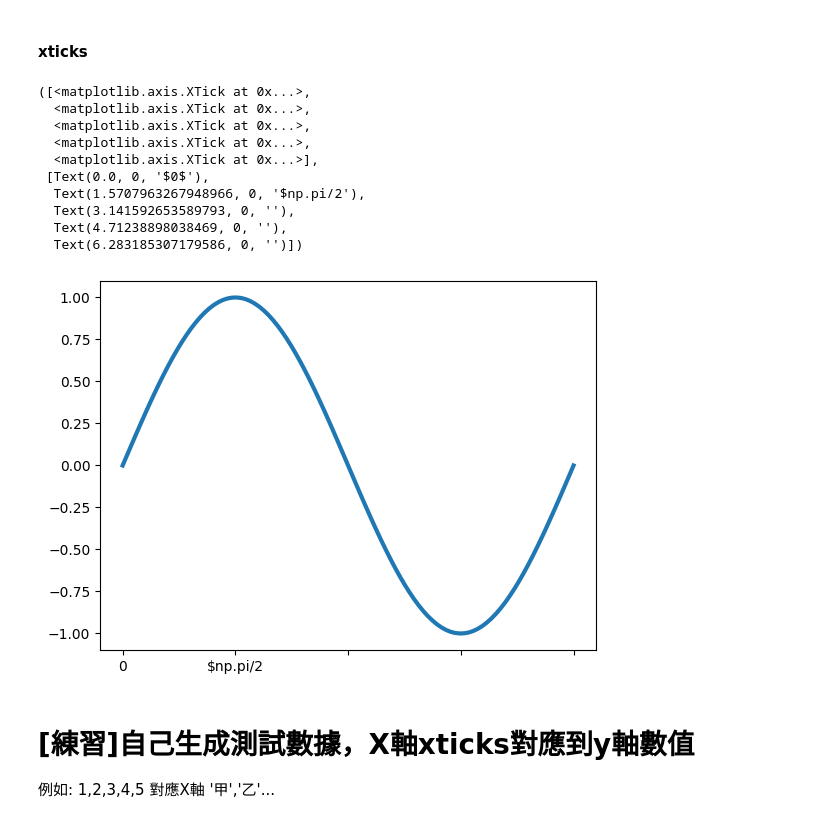
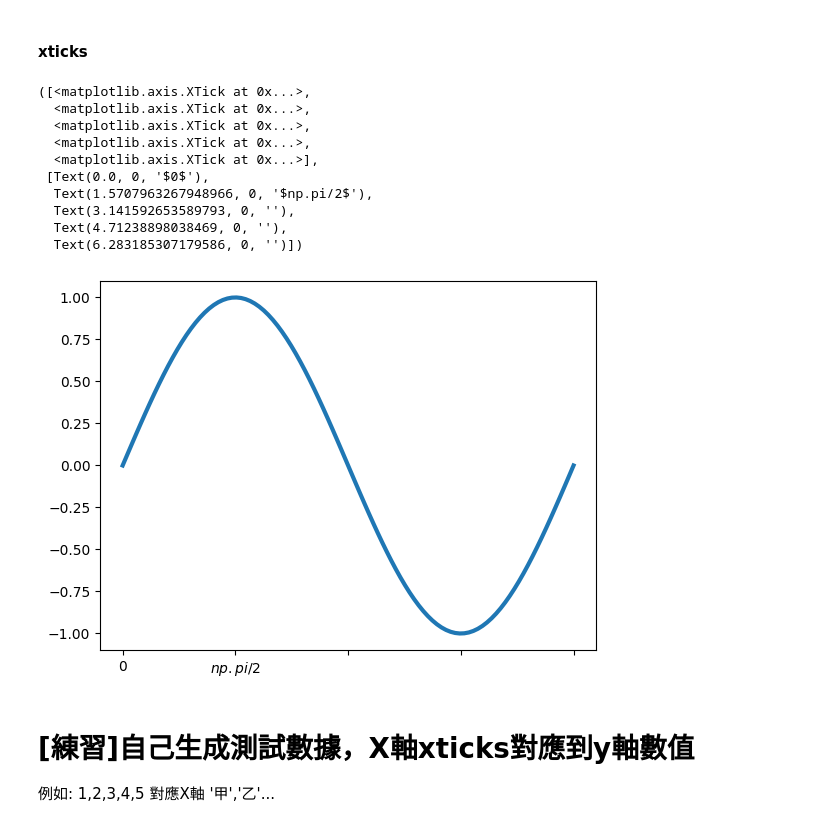
Before and after one commit to nelsonchchang/IMLP, a Jupyter notebook: Unit02/2.3.2_Matplotlib資料視覺化.ipynb, the cells around one changed output. Cells and saved outputs as stored; diff of their text form; code cells hidden in the pictures.

```diff
--- a/Unit02/2.3.2_Matplotlib資料視覺化.ipynb
+++ b/Unit02/2.3.2_Matplotlib資料視覺化.ipynb
@@ -348,20 +348,20 @@ plt.plot(x, y)
 # %%
 xv = np.linspace(0, 2*np.pi, 100)
 yv = np.sin(xv)
 plt.plot(xv, yv, lw=3)
-plt.xticks([0, np.pi/2, np.pi, 3*np.pi/2, 2*np.pi], ['$0$', '$np.pi/2', '', '', ''])
+plt.xticks([0, np.pi/2, np.pi, 3*np.pi/2, 2*np.pi], ['$0$', '$np.pi/2$', '', '', ''])
 # %% [output]
 ([<matplotlib.axis.XTick at 0x...>,
   <matplotlib.axis.XTick at 0x...>,
   <matplotlib.axis.XTick at 0x...>,
   <matplotlib.axis.XTick at 0x...>,
   <matplotlib.axis.XTick at 0x...>],
  [Text(0.0, 0, '$0$'),
-  Text(1.5707963267948966, 0, '$np.pi/2'),
+  Text(1.5707963267948966, 0, '$np.pi/2$'),
   Text(3.141592653589793, 0, ''),
   Text(4.71238898038469, 0, ''),
   Text(6.283185307179586, 0, '')])
-[figure, old version]
+[figure, new version]
 # %% [markdown]
 # [練習]自己生成測試數據，X軸xticks對應到y軸數值
 
```
Also changed, not shown: parts of 13 cells of this notebook.
